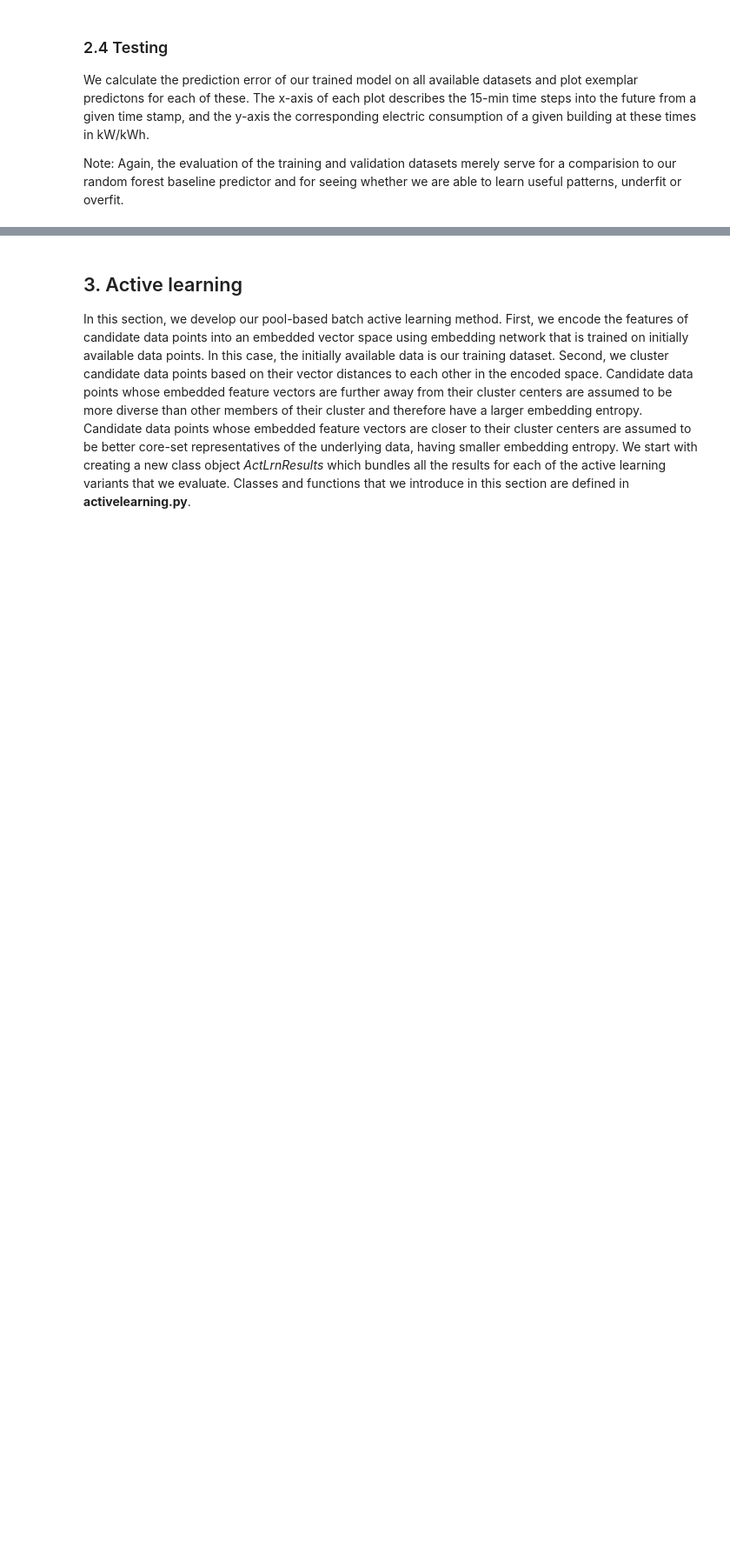
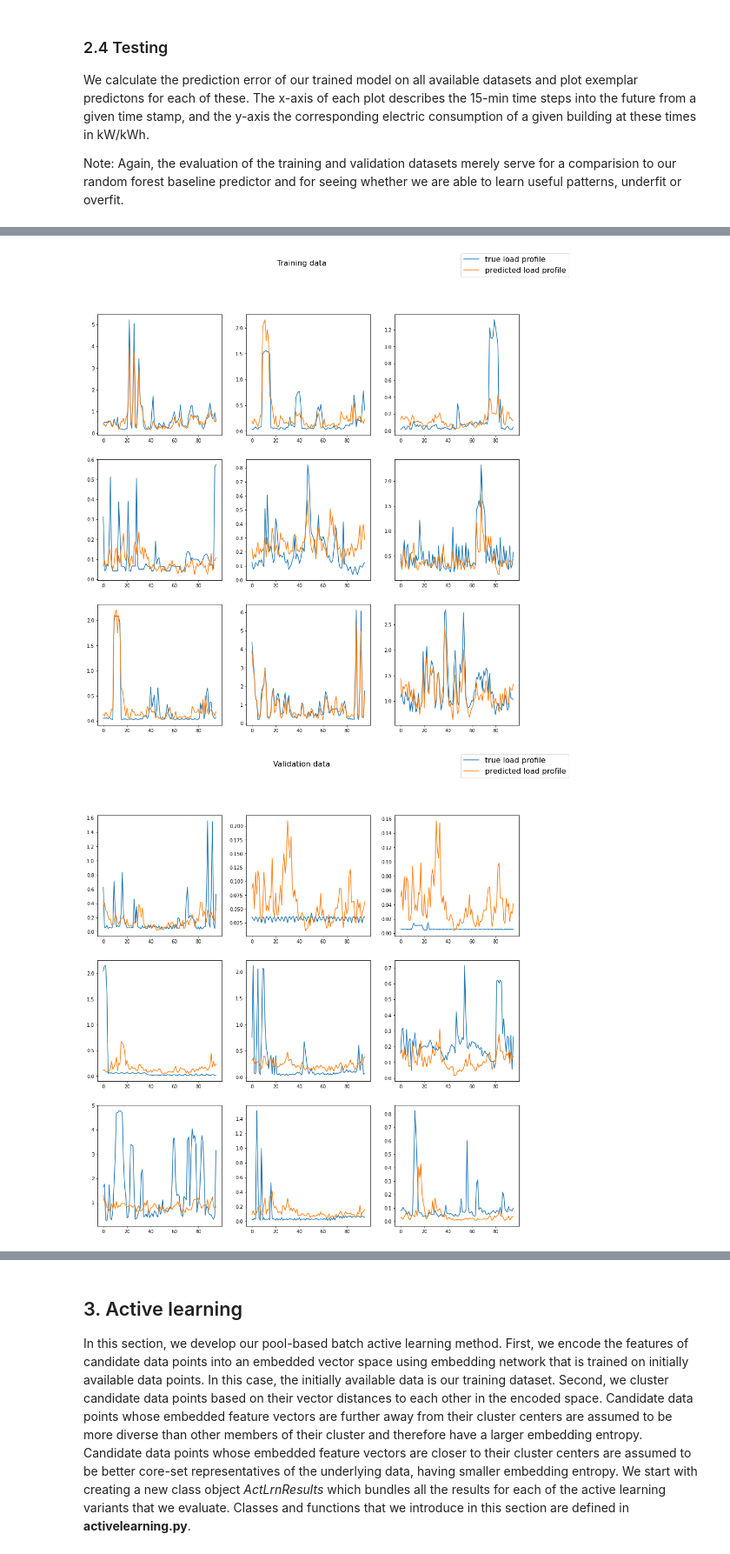
Before and after one commit to ArsamAryandoust/ActiveLearning, a Jupyter notebook: src/main_notebook.ipynb, the cells around one changed output, grey strips where cells are left out. Shown at 87% size. Drawn from its saved outputs; the diff is of its cells as text; code cells hidden in the pictures; blank space fills up the shorter version.

Commit message:
adjusted notebooks and tests to new AL variable naming

```diff
--- a/src/main_notebook.ipynb
+++ b/src/main_notebook.ipynb
@@ -688,8 +670,9 @@ _ = prediction.test_model(
     models.prediction_model,
     spatemp_test_data,
     raw_data,
-    mean_loss_test,
+    mean_loss,
     loss_function,
     silent=False,
     plot=True
 )
+# %% [output]
@@ -695,0 +684,2 @@ _ = prediction.test_model(
+[figure, added]
+[figure, added]
```
Also changed, not shown: parts of 13 cells of this notebook, 2 other files.
